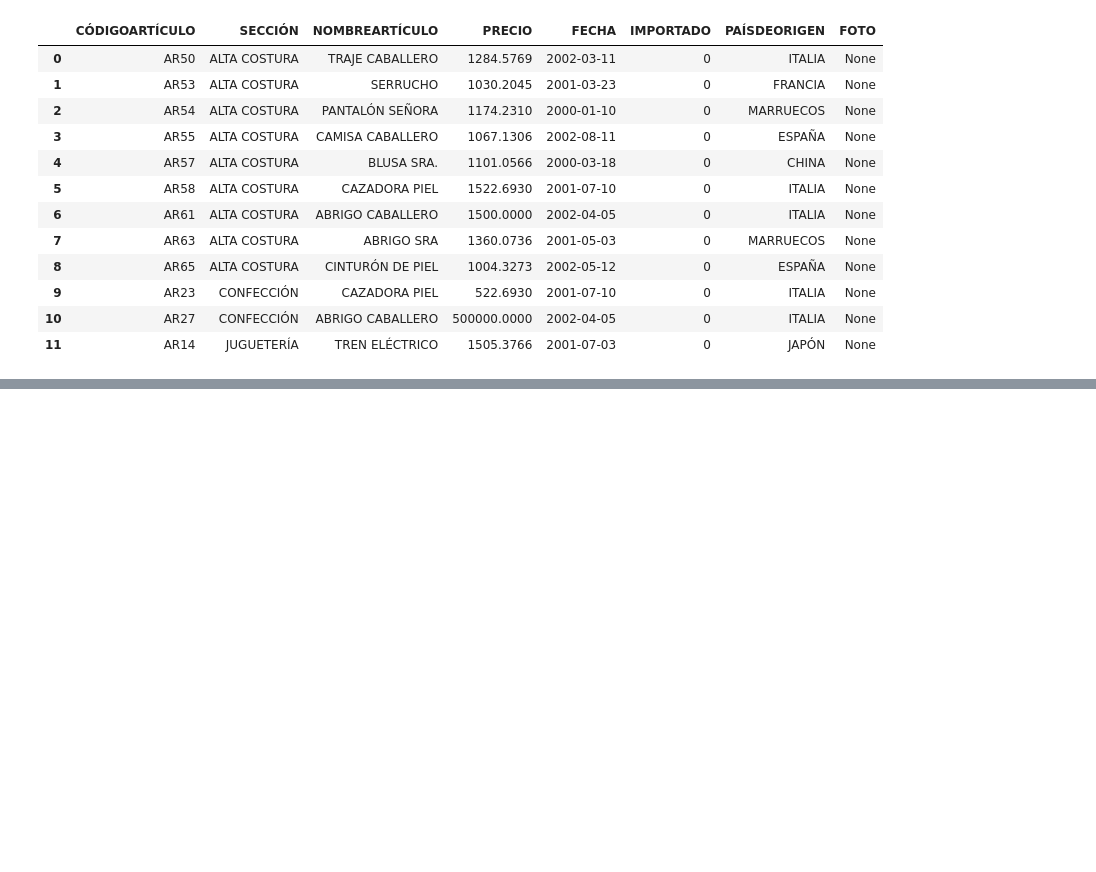
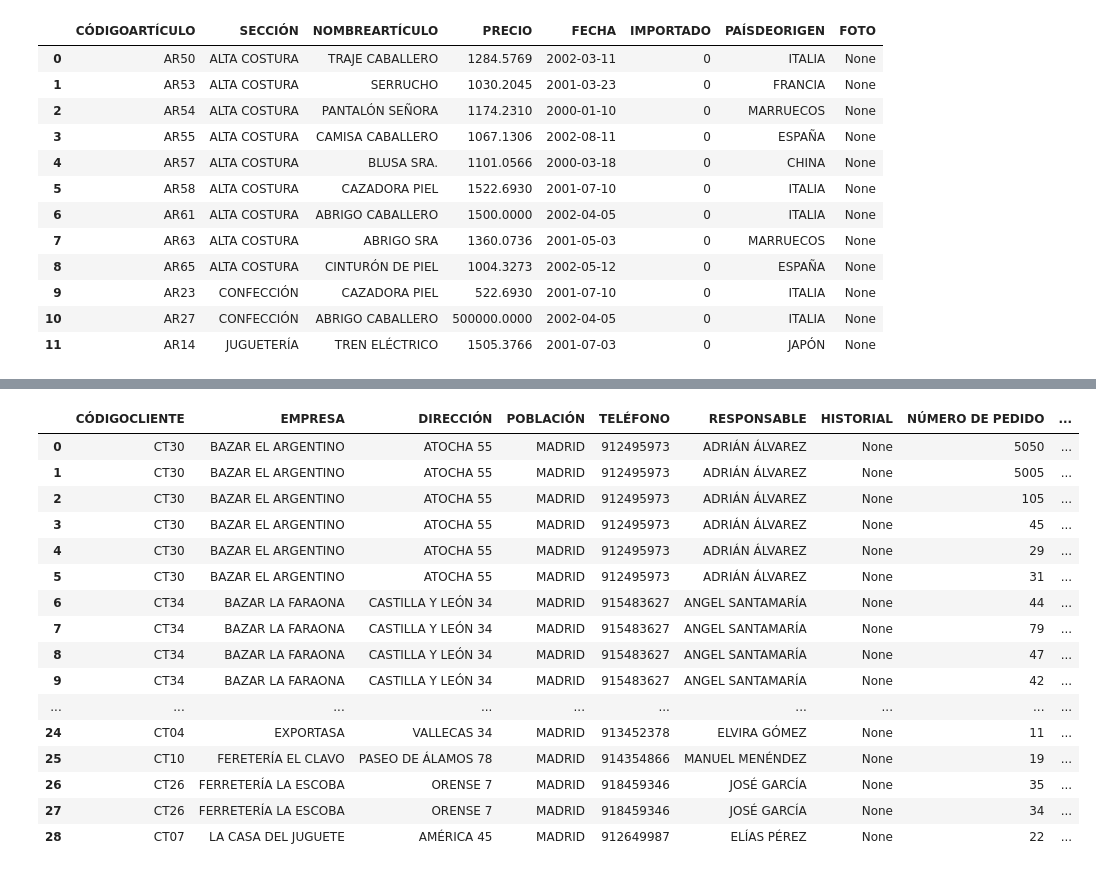
Before and after one commit to preciii7/practica_programacion, a Jupyter notebook: sql/mas_ejercicios_practica.ipynb, the cells around one changed output, grey strips where cells are left out. Drawn from its saved outputs; the diff is of its cells as text; code cells hidden in the pictures; blank space fills up the shorter version.

```diff
--- a/sql/mas_ejercicios_practica.ipynb
+++ b/sql/mas_ejercicios_practica.ipynb
@@ -706,0 +767,20 @@ pd.read_sql("SELECT * FROM productos WHERE PRECIO >500 UNION SELECT * FROM Produ
+# %%
+pd.read_sql("SELECT * FROM clientes_access c INNER JOIN pedidos_access p ON c.`CÓDIGOCLIENTE`=p.`CÓDIGO CLIENTE` WHERE POBLACIÓN = 'MADRID' ORDER BY EMPRESA",engine)
+# %% [output]
+|  | CÓDIGOCLIENTE | EMPRESA | DIRECCIÓN | POBLACIÓN | TELÉFONO | RESPONSABLE | HISTORIAL | NÚMERO DE PEDIDO | ... |
+| 0 | CT30 | BAZAR EL ARGENTINO | ATOCHA 55 | MADRID | 912495973 | ADRIÁN ÁLVAREZ | None | 5050 | ... |
+| 1 | CT30 | BAZAR EL ARGENTINO | ATOCHA 55 | MADRID | 912495973 | ADRIÁN ÁLVAREZ | None | 5005 | ... |
+| 2 | CT30 | BAZAR EL ARGENTINO | ATOCHA 55 | MADRID | 912495973 | ADRIÁN ÁLVAREZ | None | 105 | ... |
+| 3 | CT30 | BAZAR EL ARGENTINO | ATOCHA 55 | MADRID | 912495973 | ADRIÁN ÁLVAREZ | None | 45 | ... |
+| 4 | CT30 | BAZAR EL ARGENTINO | ATOCHA 55 | MADRID | 912495973 | ADRIÁN ÁLVAREZ | None | 29 | ... |
+| 5 | CT30 | BAZAR EL ARGENTINO | ATOCHA 55 | MADRID | 912495973 | ADRIÁN ÁLVAREZ | None | 31 | ... |
+| 6 | CT34 | BAZAR LA FARAONA | CASTILLA Y LEÓN 34 | MADRID | 915483627 | ANGEL SANTAMARÍA | None | 44 | ... |
+| 7 | CT34 | BAZAR LA FARAONA | CASTILLA Y LEÓN 34 | MADRID | 915483627 | ANGEL SANTAMARÍA | None | 79 | ... |
+| 8 | CT34 | BAZAR LA FARAONA | CASTILLA Y LEÓN 34 | MADRID | 915483627 | ANGEL SANTAMARÍA | None | 47 | ... |
+| 9 | CT34 | BAZAR LA FARAONA | CASTILLA Y LEÓN 34 | MADRID | 915483627 | ANGEL SANTAMARÍA | None | 42 | ... |
+| ... | ... | ... | ... | ... | ... | ... | ... | ... | ... |
+| 24 | CT04 | EXPORTASA | VALLECAS 34 | MADRID | 913452378 | ELVIRA GÓMEZ | None | 11 | ... |
+| 25 | CT10 | FERETERÍA EL CLAVO | PASEO DE ÁLAMOS 78 | MADRID | 914354866 | MANUEL MENÉNDEZ | None | 19 | ... |
+| 26 | CT26 | FERRETERÍA LA ESCOBA | ORENSE 7 | MADRID | 918459346 | JOSÉ GARCÍA | None | 35 | ... |
+| 27 | CT26 | FERRETERÍA LA ESCOBA | ORENSE 7 | MADRID | 918459346 | JOSÉ GARCÍA | None | 34 | ... |
+| 28 | CT07 | LA CASA DEL JUGUETE | AMÉRICA 45 | MADRID | 912649987 | ELÍAS PÉREZ | None | 22 | ... |
```
Also changed, not shown: parts of 8 cells of this notebook, 2 other files.
